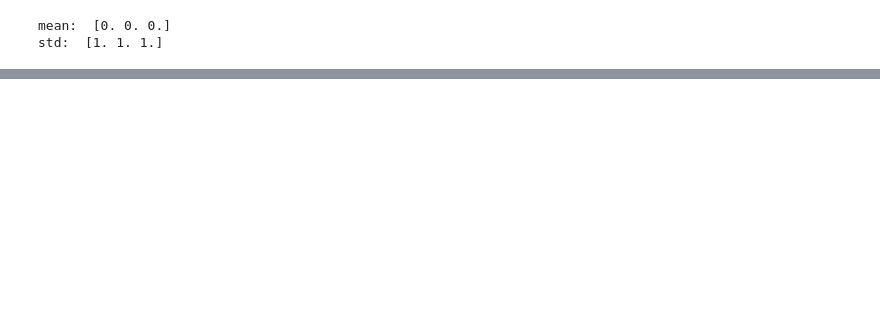
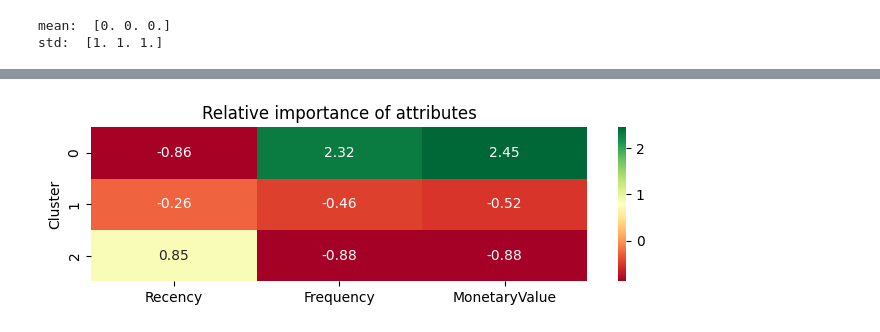
Before and after one commit to sandys-ss/RFM-Analysis, a Jupyter notebook: rfm.ipynb, the cells around one changed output, grey strips where cells are left out. Saved outputs shown, nothing was run; the diff lists cells and outputs as text; code cells hidden in the pictures; blank space fills up the shorter version.

```diff
--- a/rfm.ipynb
+++ b/rfm.ipynb
@@ -447,0 +618,4 @@ std:  [1. 1. 1.]
+# %%
+cluster_avg = datamart_rfm_k3.groupby(['Cluster']).mean()
+population_avg = datamart_rfm.mean()
+relative_imp = cluster_avg / population_avg - 1
@@ -447,0 +634,8 @@ std:  [1. 1. 1.]
+# %%
+# Plot heatmap
+plt.figure(figsize=(8, 2))
+plt.title('Relative importance of attributes')
+sns.heatmap(data=relative_imp, annot=True, fmt='.2f', cmap='RdYlGn')
+plt.show()
+# %% [output]
+[figure, added]
```
Also changed, not shown: parts of 36 cells of this notebook.
